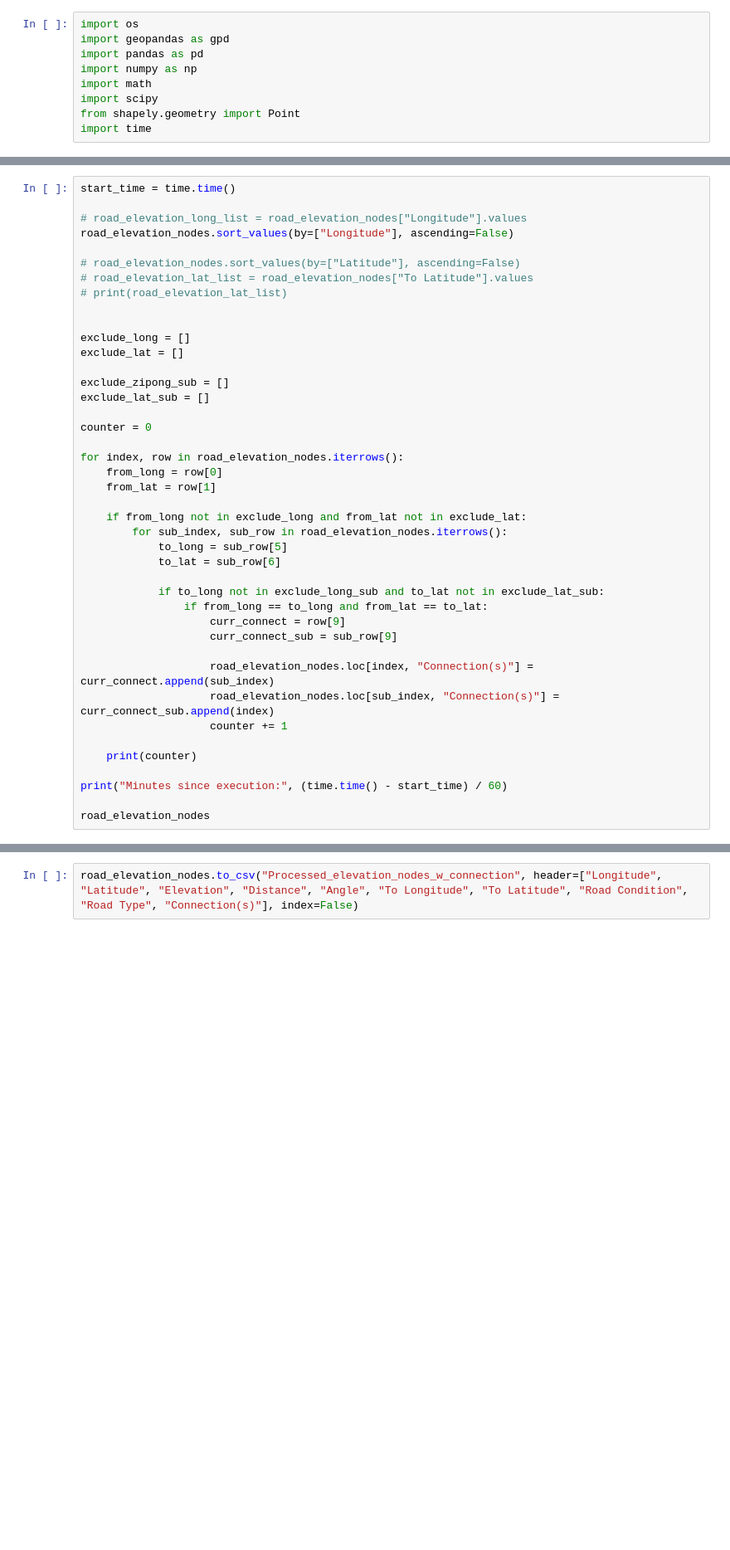
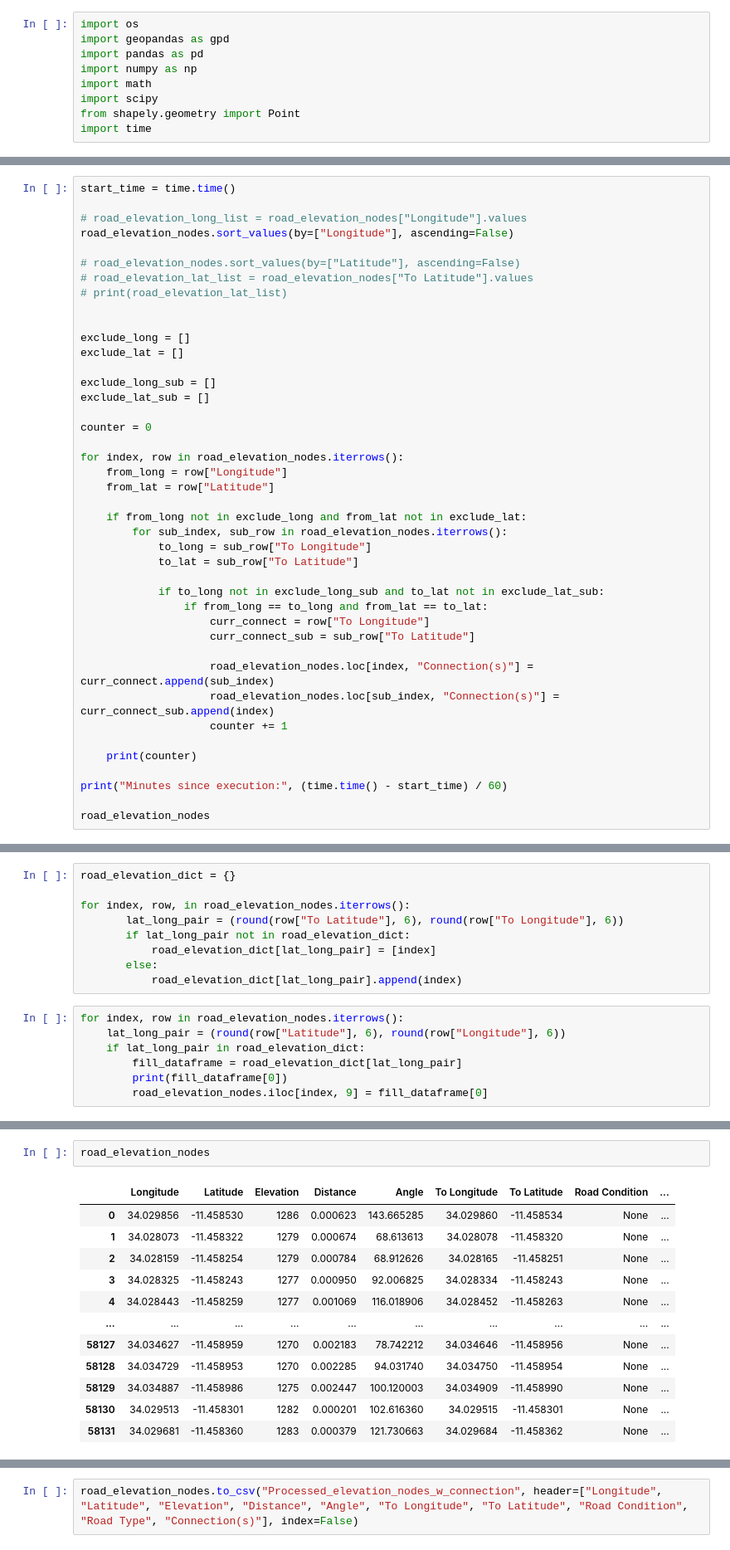
Before and after one commit to RachelRalph/AI4PublicHealth, a Jupyter notebook: processing_all_datasets.ipynb, the cells around one changed output, grey strips where cells are left out. Shown at 83% size. Cells and saved outputs as stored; diff of their text form; blank space fills up the shorter version.

```diff
--- a/processing_all_datasets.ipynb
+++ b/processing_all_datasets.ipynb
@@ -105,24 +139,24 @@ road_elevation_nodes.sort_values(by=["Longitude"], ascending=False)
 exclude_long = []
 exclude_lat = []
 
-exclude_zipong_sub = []
+exclude_long_sub = []
 exclude_lat_sub = []
 
 counter = 0
 
 for index, row in road_elevation_nodes.iterrows():
-    from_long = row[0]
-    from_lat = row[1]
+    from_long = row["Longitude"]
+    from_lat = row["Latitude"]
 
     if from_long not in exclude_long and from_lat not in exclude_lat:
         for sub_index, sub_row in road_elevation_nodes.iterrows():
-            to_long = sub_row[5]
-            to_lat = sub_row[6]
+            to_long = sub_row["To Longitude"]
+            to_lat = sub_row["To Latitude"]
 
             if to_long not in exclude_long_sub and to_lat not in exclude_lat_sub:
                 if from_long == to_long and from_lat == to_lat:
-                    curr_connect = row[9]
-                    curr_connect_sub = sub_row[9]
+                    curr_connect = row["To Longitude"]
+                    curr_connect_sub = sub_row["To Latitude"]
 
                     road_elevation_nodes.loc[index, "Connection(s)"] = curr_connect.append(sub_index)
                     road_elevation_nodes.loc[sub_index, "Connection(s)"] = curr_connect_sub.append(index)
@@ -145,0 +184,16 @@ KeyboardInterrupt:
+# %%
+road_elevation_dict = {}
+
+for index, row, in road_elevation_nodes.iterrows():
+       lat_long_pair = (round(row["To Latitude"], 6), round(row["To Longitude"], 6))
+       if lat_long_pair not in road_elevation_dict:
+           road_elevation_dict[lat_long_pair] = [index]
+       else:
+           road_elevation_dict[lat_long_pair].append(index)
+# %%
+for index, row in road_elevation_nodes.iterrows():
+    lat_long_pair = (round(row["Latitude"], 6), round(row["Longitude"], 6))
+    if lat_long_pair in road_elevation_dict:
+        fill_dataframe = road_elevation_dict[lat_long_pair]
+        print(fill_dataframe[0])
+        road_elevation_nodes.iloc[index, 9] = fill_dataframe[0]
@@ -145,0 +230,15 @@ KeyboardInterrupt:
+# %%
+road_elevation_nodes
+# %% [output]
+|  | Longitude | Latitude | Elevation | Distance | Angle | To Longitude | To Latitude | Road Condition | ... |
+| 0 | 34.029856 | -11.458530 | 1286 | 0.000623 | 143.665285 | 34.029860 | -11.458534 | None | ... |
+| 1 | 34.028073 | -11.458322 | 1279 | 0.000674 | 68.613613 | 34.028078 | -11.458320 | None | ... |
+| 2 | 34.028159 | -11.458254 | 1279 | 0.000784 | 68.912626 | 34.028165 | -11.458251 | None | ... |
+| 3 | 34.028325 | -11.458243 | 1277 | 0.000950 | 92.006825 | 34.028334 | -11.458243 | None | ... |
+| 4 | 34.028443 | -11.458259 | 1277 | 0.001069 | 116.018906 | 34.028452 | -11.458263 | None | ... |
+| ... | ... | ... | ... | ... | ... | ... | ... | ... | ... |
+| 58127 | 34.034627 | -11.458959 | 1270 | 0.002183 | 78.742212 | 34.034646 | -11.458956 | None | ... |
+| 58128 | 34.034729 | -11.458953 | 1270 | 0.002285 | 94.031740 | 34.034750 | -11.458954 | None | ... |
+| 58129 | 34.034887 | -11.458986 | 1275 | 0.002447 | 100.120003 | 34.034909 | -11.458990 | None | ... |
+| 58130 | 34.029513 | -11.458301 | 1282 | 0.000201 | 102.616360 | 34.029515 | -11.458301 | None | ... |
+| 58131 | 34.029681 | -11.458360 | 1283 | 0.000379 | 121.730663 | 34.029684 | -11.458362 | None | ... |
```
Also changed, not shown: parts of 12 cells of this notebook.
